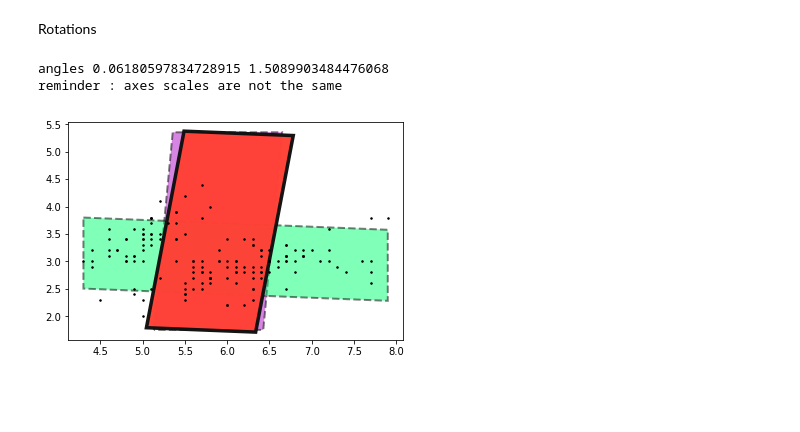
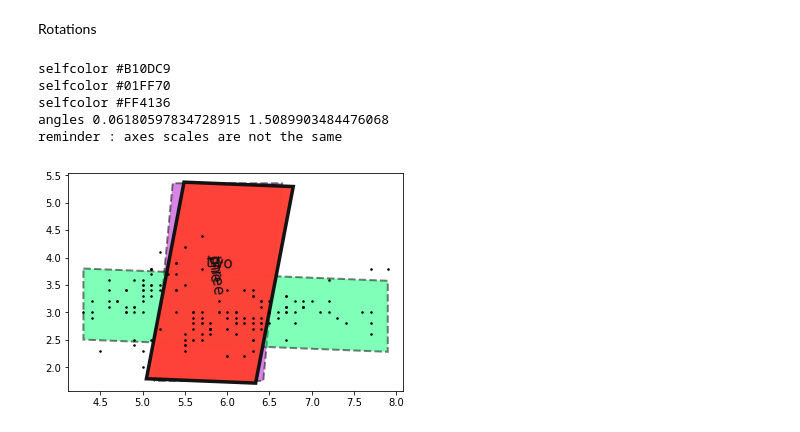
Before and after one commit to caganze/coolshapes, a Jupyter notebook: examples/tutorial.ipynb, the cells around one changed output. Drawn from its saved outputs; the diff is of its cells as text; code cells hidden in the pictures; blank space fills up the shorter version.

```diff
--- a/examples/tutorial.ipynb
+++ b/examples/tutorial.ipynb
@@ -79,13 +85,16 @@ b3.rotate(np.pi/2-b.angle)
 # %%
 fig, ax=plt.subplots()
 #ax.set_xlim([-3.5, 5.0])
 #ax.set_ylim(-2, 7.0)
-b2.plot()
-b.plot(only_shape=False, size=3)
-b3.plot(highlight=True) #highlight one of the boxes
+b2.plot(label='one')
+b.plot(only_shape=False, size=3, label='two')
+b3.plot(highlight=True, label='three') #highlight one of the boxes
 print ('angles {} {}'.format(b.angle, b2.angle))
 print ('reminder : axes scales are not the same')
 # %% [output]
+selfcolor #B10DC9
+selfcolor #01FF70
+selfcolor #FF4136
 angles 0.06180597834728915 1.5089903484476068
 reminder : axes scales are not the same
-[figure, old version]
+[figure, new version]
```
Also changed, not shown: parts of 3 cells of this notebook, 38 other files.
